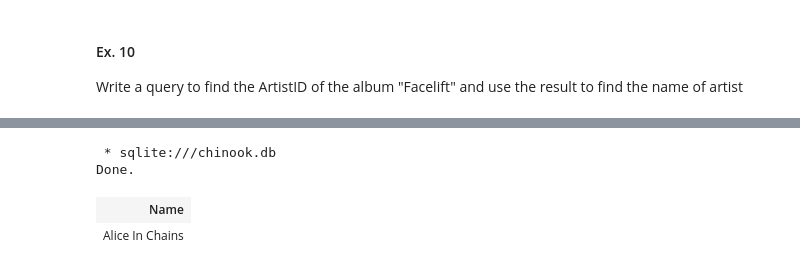
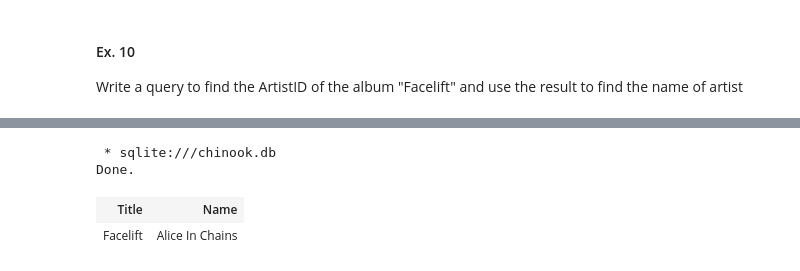
Before and after one commit to zakiayoubi/R11, a Jupyter notebook: Intro_to_SQL.ipynb, the cells around one changed output, grey strips where cells are left out. Cells and saved outputs as stored; diff of their text form; code cells hidden in the pictures.

```diff
--- a/Intro_to_SQL.ipynb
+++ b/Intro_to_SQL.ipynb
@@ -331,8 +113,11 @@ Write a query to find the ArtistID of the album "Facelift" and use the result to
 # %%
 %%sql
-SELECT name FROM artists WHERE artistId = (SELECT artistId FROM albums WHERE title = 'Facelift')
+
+SELECT albums.Title, artists.name FROM albums
+    JOIN artists ON albums.artistid = artists.artistid
+    WHERE albums.title = 'Facelift'
 # %% [output]
  * sqlite:///chinook.db
 Done.
-| Name |
-| Alice In Chains |
+| Title | Name |
+| Facelift | Alice In Chains |
```
Also changed, not shown: parts of 31 cells of this notebook.
